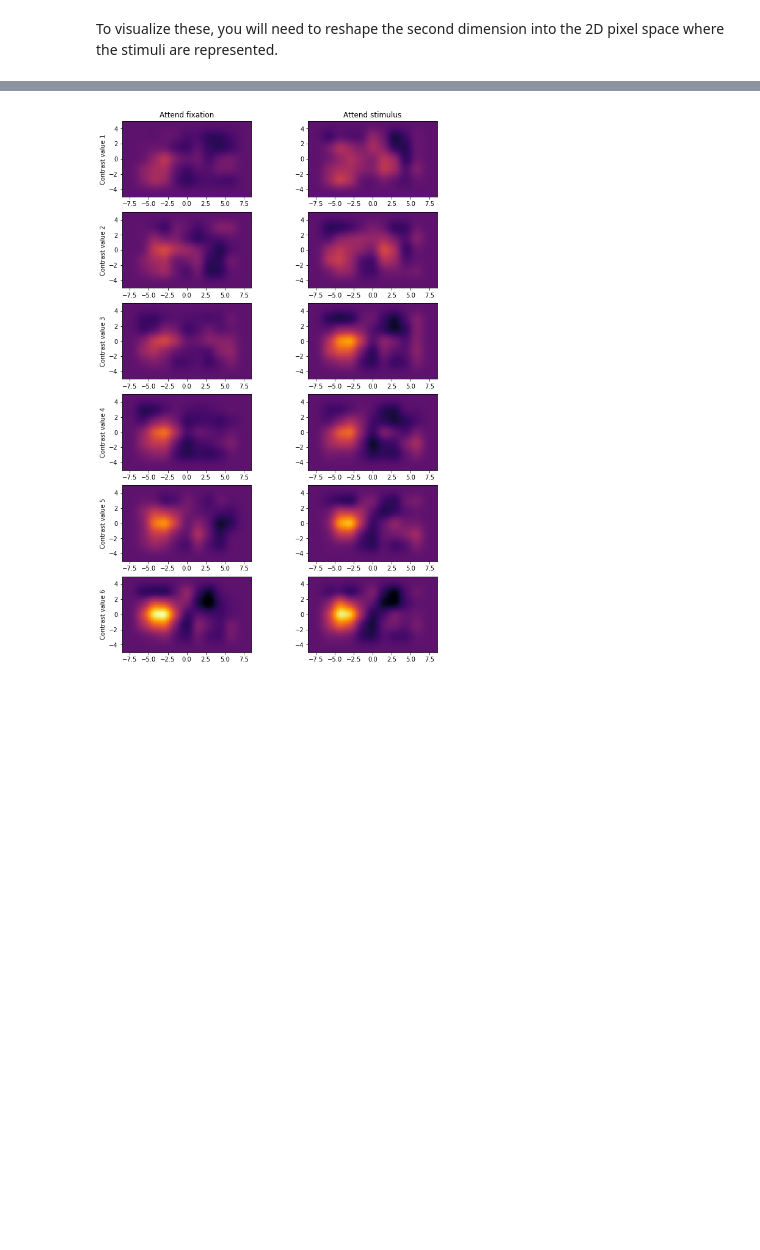
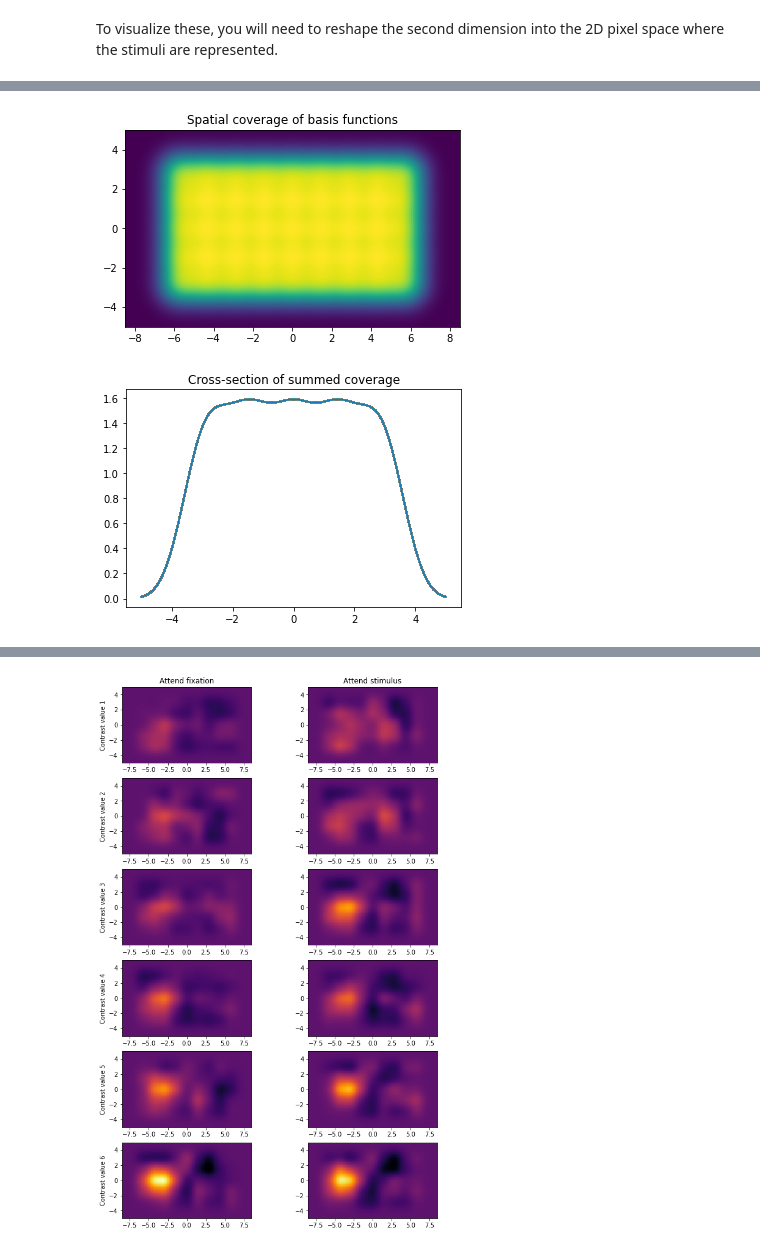
Before and after one commit to brainiak/brainiak, a Jupyter notebook: examples/reconstruct/iem2d_example.ipynb, the cells around one changed output, grey strips where cells are left out. Drawn from its saved outputs; the diff is of its cells as text; code cells hidden in the pictures; blank space fills up the shorter version.

```diff
--- a/examples/reconstruct/iem2d_example.ipynb
+++ b/examples/reconstruct/iem2d_example.ipynb
@@ -126,0 +76,12 @@ print(stim_reconstructions.shape)
+# %%
+sum_fcns = basis_fcns.sum(axis=0).reshape(stim_res[1], stim_res[0])
+plt.imshow(sum_fcns, extent=[stimx[0], stimx[1], stimy[0], stimy[1]])
+plt.title('Spatial coverage of basis functions')
+
+plt.figure()
+plt.plot(iem_obj.yp, sum_fcns[:, 51])
+plt.title('Cross-section of summed coverage')
+plt.show()
+# %% [output]
+[figure, added]
+[figure, added]
```
Also changed, not shown: parts of 19 cells of this notebook.
